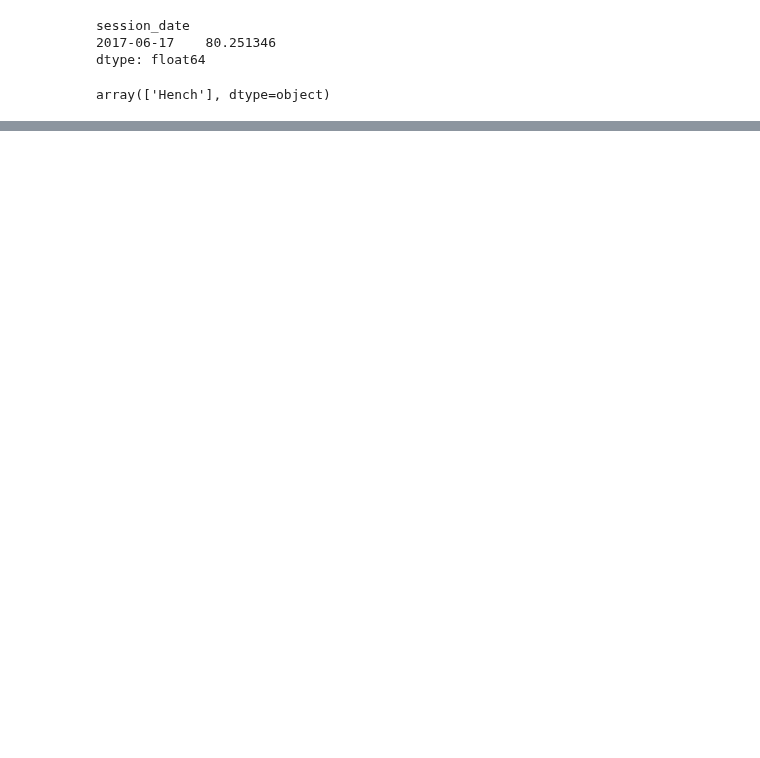
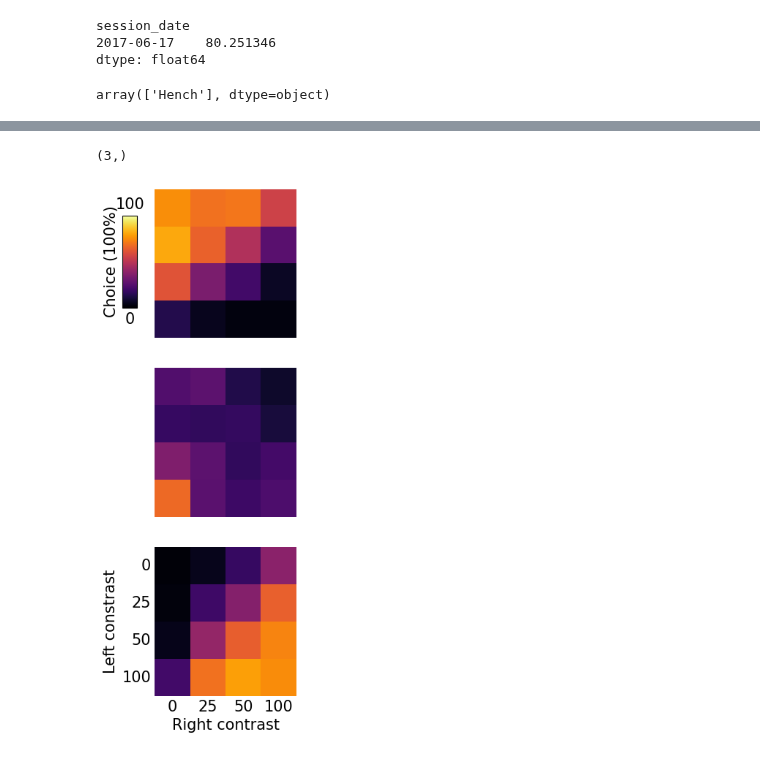
Before and after one commit to ibehave-ibots/iBOTS-Tools, a Jupyter notebook: workshops/bootcamp/mo/meta_data_exploration.ipynb, the cells around one changed output, grey strips where cells are left out. Cells and saved outputs as stored; diff of their text form; code cells hidden in the pictures; blank space fills up the shorter version.

```diff
--- a/workshops/bootcamp/mo/meta_data_exploration.ipynb
+++ b/workshops/bootcamp/mo/meta_data_exploration.ipynb
@@ -407,0 +557,4 @@ array(['Hench'], dtype=object)
+# %%
+axes.shape
+# %% [output]
+(3,)
@@ -407,0 +564,29 @@ array(['Hench'], dtype=object)
+# %%
+plt.rcParams['font.size'] = 15
+
+fig, axes = plt.subplots(3, 1, figsize=(2.5, 9))
+for ax_idx, (ax, response_turn) in enumerate(zip(axes, ["right", "nogo", "left"])):
+    aa = df.groupby(["contrast_left", "contrast_right"]).apply(lambda dd: np.mean(dd.response_turn == response_turn)).reset_index()
+    sns.heatmap(pd.pivot_table(data=aa, index="contrast_left", columns="contrast_right")[::-1], annot=False, vmin=0, vmax=1, cmap="inferno", ax=ax, cbar=False)
+
+    if ax_idx == len(axes)-1:
+        ax.set(
+            xlabel="Right contrast", ylabel="Left constrast",
+            xticklabels=[0, 25, 50, 100], yticklabels=[0, 25, 50, 100],
+        )
+        ax.tick_params(rotation=0)
+    else:
+        ax.set(xlabel="", ylabel="", xticks=[], yticks=[])
+    ax.tick_params(length=0)
+
+
+cax = fig.add_axes([-.05, .7, .08, .14])
+norm = Normalize(vmin=0, vmax=1)
+cb = ColorbarBase(cax, cmap="inferno", norm=norm, orientation="vertical", ticks=[])
+cax.set_ylabel("Choice (100%)")
+cax.text(.5, 1.04, "100", ha="center", va="bottom", transform=cax.transAxes)
+cax.text(.5, -.05, "0", ha="center", va="top", transform=cax.transAxes)
+cax.yaxis.set_label_position("left")
+fig.savefig("fig1c.png", bbox_inches="tight")
+# %% [output]
+[figure, added]
```
Also changed, not shown: parts of 20 cells of this notebook, 3 other files.
